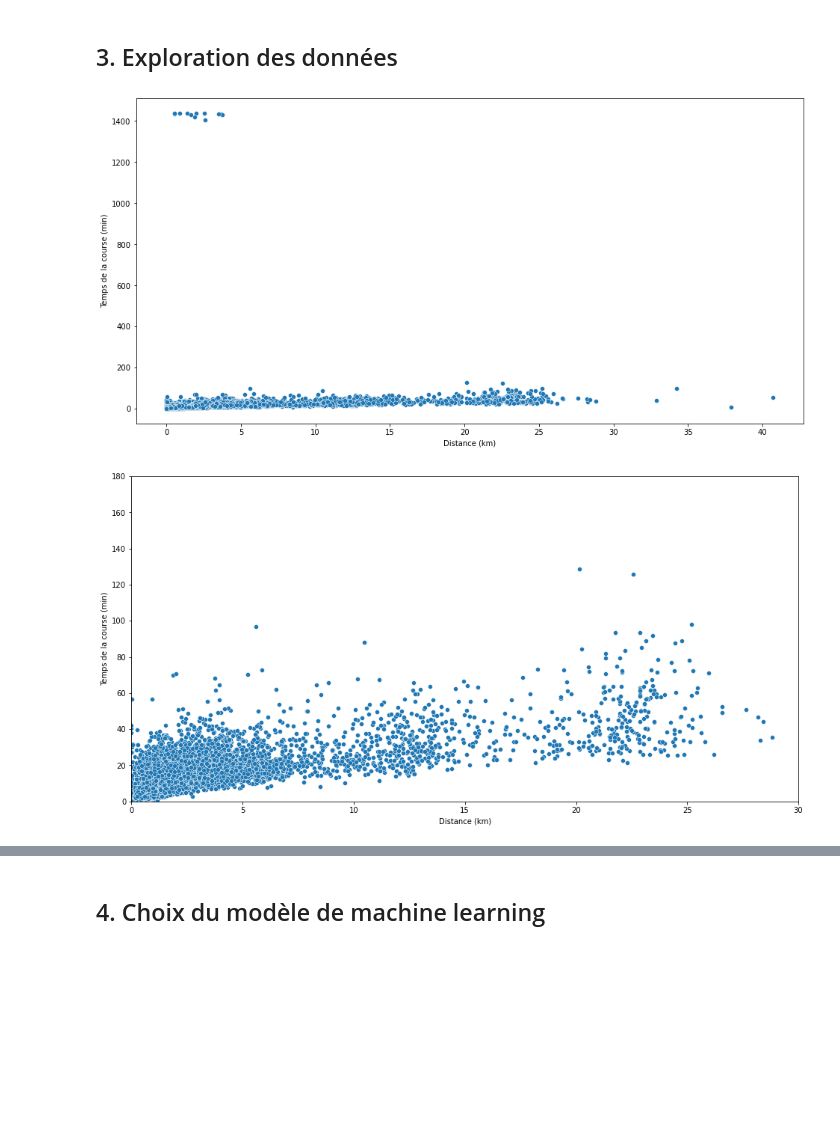
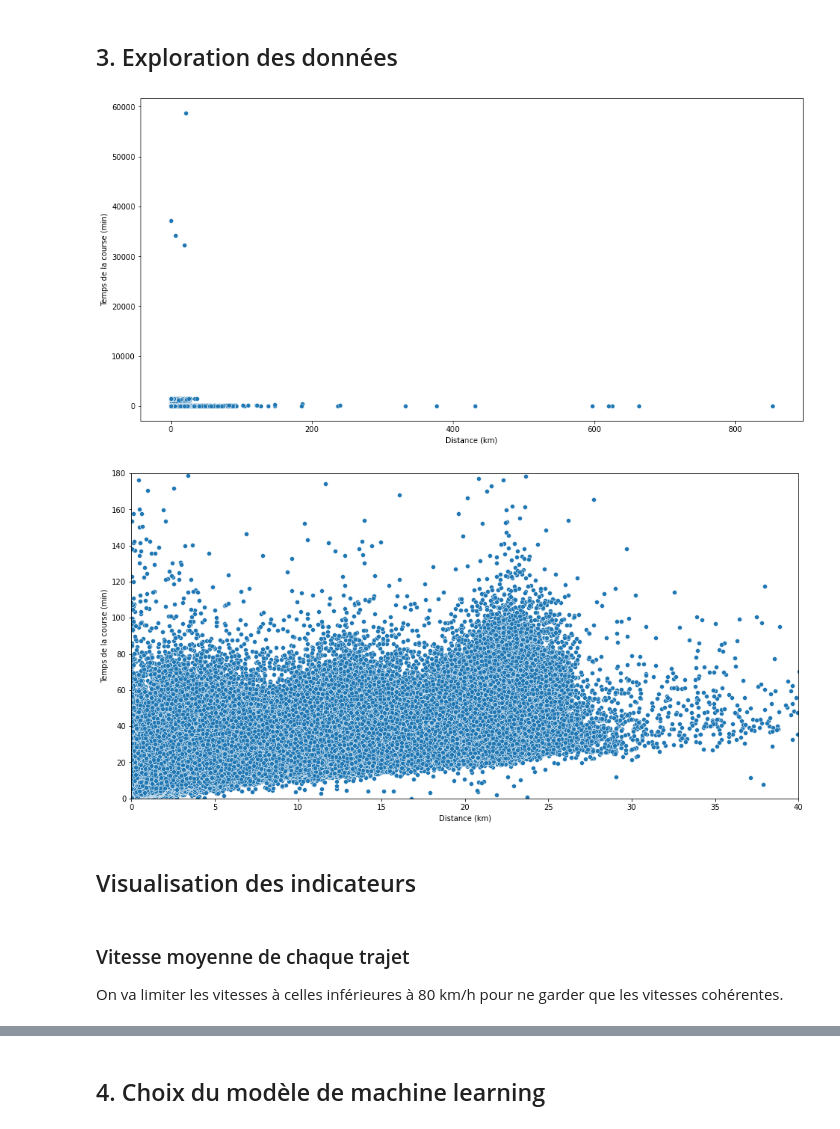
Before and after one commit to ATelders/taxi_traffic, a Jupyter notebook: notebooks/20210330-at-tm-initial-data-exploration.ipynb, the cells around one changed output, grey strips where cells are left out. Drawn from its saved outputs; the diff is of its cells as text; code cells hidden in the pictures; blank space fills up the shorter version.

```diff
--- a/notebooks/20210330-at-tm-initial-data-exploration.ipynb
+++ b/notebooks/20210330-at-tm-initial-data-exploration.ipynb
@@ -104,7 +104,7 @@ import seaborn as sns
 # %%
 df = pd.read_csv('../data/intermediate_train.csv')
 # %%
-df_sample = df.sample(10000)
+df_sample = df
 # %%
 sns.scatterplot(x=df_sample['distance'], y=(df_sample['trip_duration'] / 60))
 plt.xlabel('Distance (km)')
@@ -113,15 +113,21 @@ fig = plt.gcf()
 
 fig.set_size_inches(16,8)
 # %% [output]
-[figure, old version]
+[figure, new version]
 # %%
 sns.scatterplot(x=df_sample['distance'], y=(df_sample['trip_duration'] / 60))
-plt.xlim(0, 30)
+plt.xlim(0, 40)
 plt.ylim(0, 180)
 plt.xlabel('Distance (km)')
 plt.ylabel('Temps de la course (min)')
 fig = plt.gcf()
 
 fig.set_size_inches(16,8)
 # %% [output]
-[figure, old version]
+[figure, new version]
+# %% [markdown]
+## Visualisation des indicateurs
+# %% [markdown]
+### Vitesse moyenne de chaque trajet
+
+On va limiter les vitesses à celles inférieures à 80 km/h pour ne garder que les vitesses cohérentes.
```
Also changed, not shown: parts of 42 cells of this notebook, 4 other files.
